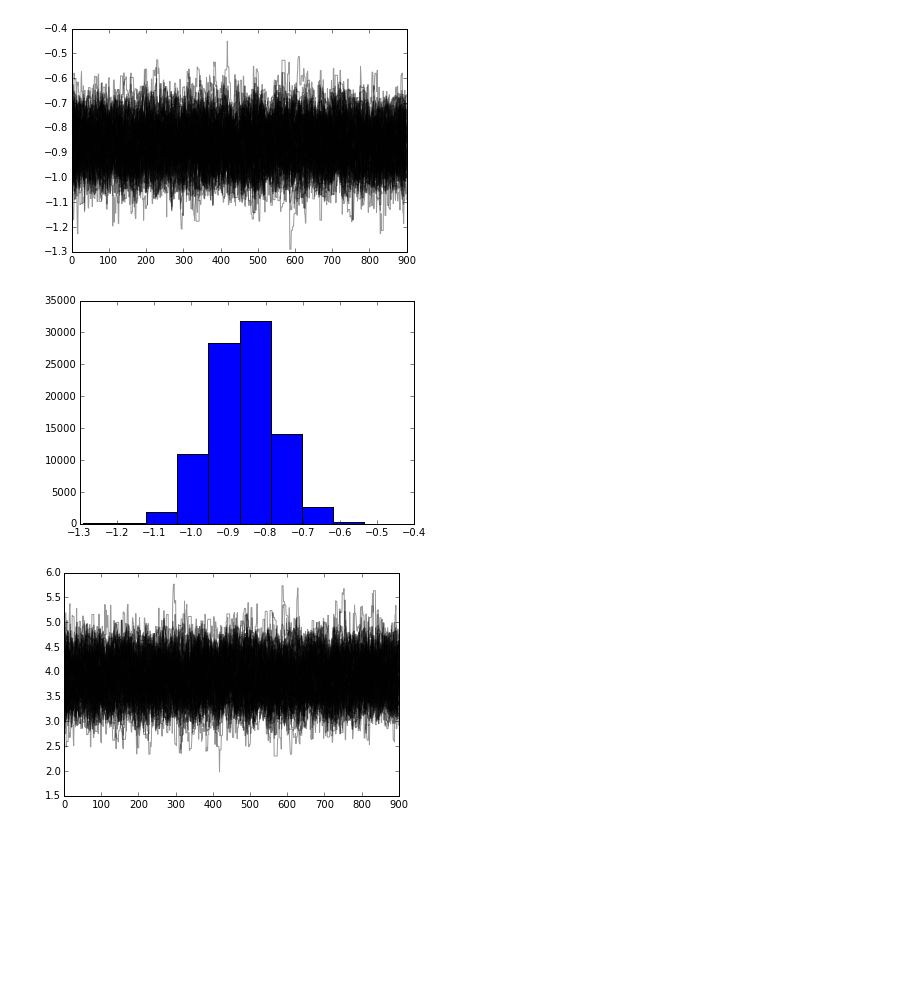
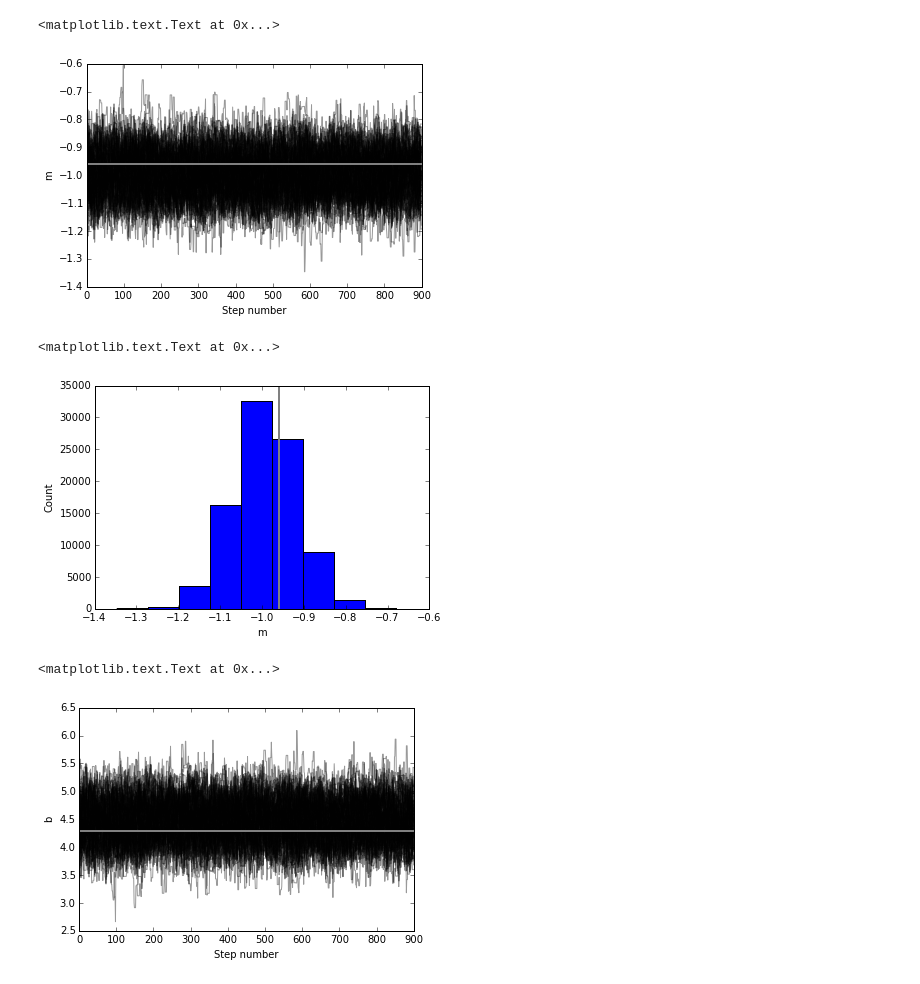
Before and after one commit to dharp/matk, a Jupyter notebook: examples/emcee.ipynb, the cells around one changed output. Saved outputs shown, nothing was run; the diff lists cells and outputs as text; code cells hidden in the pictures; blank space fills up the shorter version.

```diff
--- a/examples/emcee.ipynb
+++ b/examples/emcee.ipynb
@@ -12,6 +12,7 @@ except:
         print 'Unable to load MATK module: '+str(err)
 import numpy
 from matplotlib import pyplot as plt
+import scipy.optimize as op
 
 def femcee(args,x):
     return args['m']*x+args['b']
@@ -19,16 +20,19 @@ def femcee(args,x):
 
 # Generate some synthetic data from the model.
 N = 50
+m_true = -0.9594
+b_true = 4.294
+f_true = 0.534
 # Random x values
 x = numpy.sort(10*numpy.random.rand(N))
 
 p = matk.matk(model=femcee,model_args=[x])
 # Slope parameter
-p.add_par('m', value=-0.9594, min=-5., max=0.5)
+p.add_par('m', value=m_true, min=-5., max=0.5)
 # Intercept parameter
-p.add_par('b', value=4.294, min=0., max=10.)
+p.add_par('b', value=b_true, min=0., max=10.)
 # Fraction of measurement error that is unknown
-p.add_par('f', value=0.534, min=-10., max=1.)
+p.add_par('f', value=f_true, min=-10., max=1.)
 p.forward()
 y = p.simvalues
 
@@ -42,8 +46,9 @@ y += ferr * numpy.random.randn(N)
 y += yerr * numpy.random.randn(N)
 xl = numpy.array([0, 10])
 plt.errorbar(x, y, yerr=yerr, fmt=".k")
-plt.plot(xl, p.pars['m'].value*xl+p.pars['b'].value, "k", lw=3, alpha=0.6)
+plt.plot(xl, m_true*xl+b_true, "k", lw=3, alpha=0.6,label='true')
 plt.ylim(-9, 9)
 plt.xlabel("x")
 plt.ylabel("y")
+plt.legend()
 # %% [output]
@@ -71,3 +76,8 @@ def lnprob(theta, x, y, yerr, matk_prob):
     if not numpy.isfinite(lp):
         return -numpy.inf
     return lp + lnlike(theta, x, y, yerr, matk_prob)
+# %%
+nll = lambda *args: -lnlike(*args)
+result = op.minimize(nll, [p.pars['m'].value, p.pars['b'].value, numpy.log(p.pars['f'].value)], args=(x, y, yerr,p))
+m_ml, b_ml, lnf_ml = result["x"]
+print m_ml,b_ml,lnf_ml
@@ -74,20 +97,29 @@ def lnprob(theta, x, y, yerr, matk_prob):
 # %%
-pos = [p.parvalues + 1e-4*numpy.random.randn(len(p.pars)) for i in range(100)]
+pos = [result["x"] + 1e-4*numpy.random.randn(len(p.pars)) for i in range(100)]
 ss = p.emcee(lnprob=lnprob,lnprob_args=(x,y,yerr,p),nwalkers=100,nsamples=1000,burnin=100,pos0=pos)
 # %%
 plt.plot(ss.chain[:,100:,0].T,color='k',alpha=0.4)
-plt.show()
+plt.axhline(m_true, color='gray', lw=2)
+plt.xlabel('Step number')
+plt.ylabel('m')
 # %% [output]
+<matplotlib.text.Text at 0x...>
-[figure, old version]
+[figure, new version]
 # %%
 plt.hist(ss.chain[:,100:,0].reshape((-1,1)))
-plt.show()
+plt.axvline(m_true, color='gray', lw=2)
+plt.xlabel('m')
+plt.ylabel('Count')
 # %% [output]
+<matplotlib.text.Text at 0x...>
-[figure, old version]
+[figure, new version]
 # %%
 plt.plot(ss.chain[:,100:,1].T,color='k',alpha=0.4)
-plt.show()
+plt.axhline(b_true, color='gray', lw=2)
+plt.xlabel('Step number')
+plt.ylabel('b')
 # %% [output]
+<matplotlib.text.Text at 0x...>
-[figure, old version]
+[figure, new version]
 # %%
 plt.hist(ss.chain[:,100:,1].reshape((-1,1)))
```
Also changed, not shown: parts of 7 cells of this notebook.
